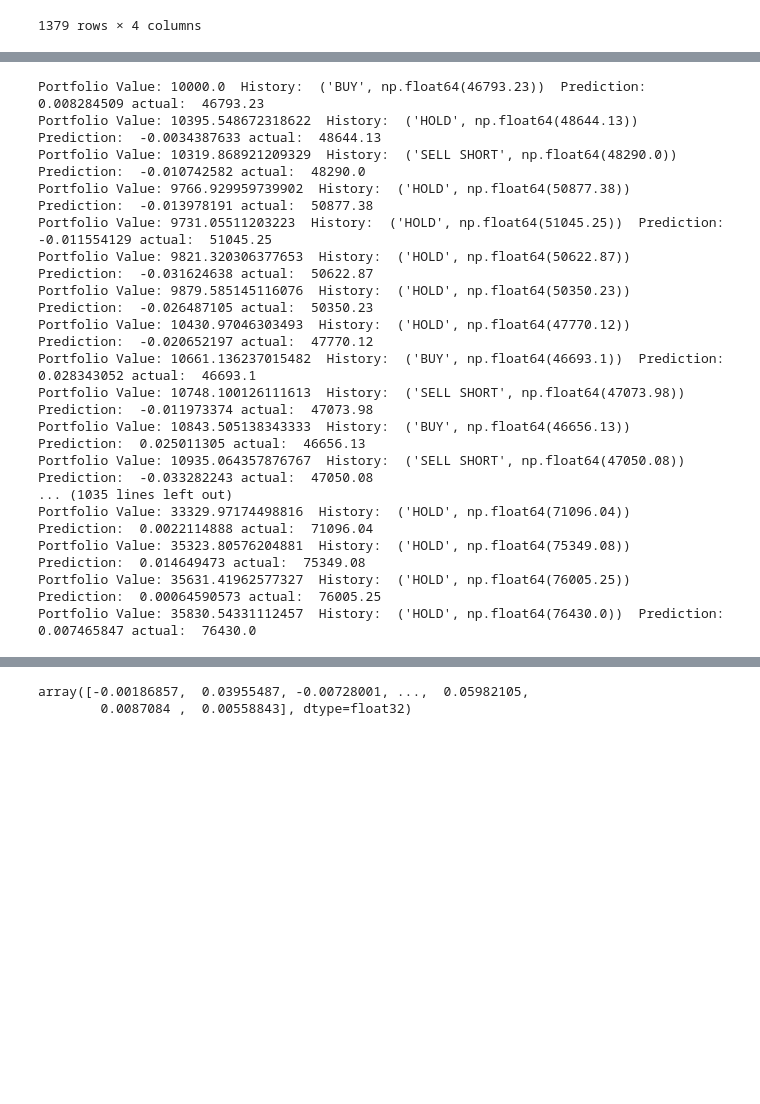
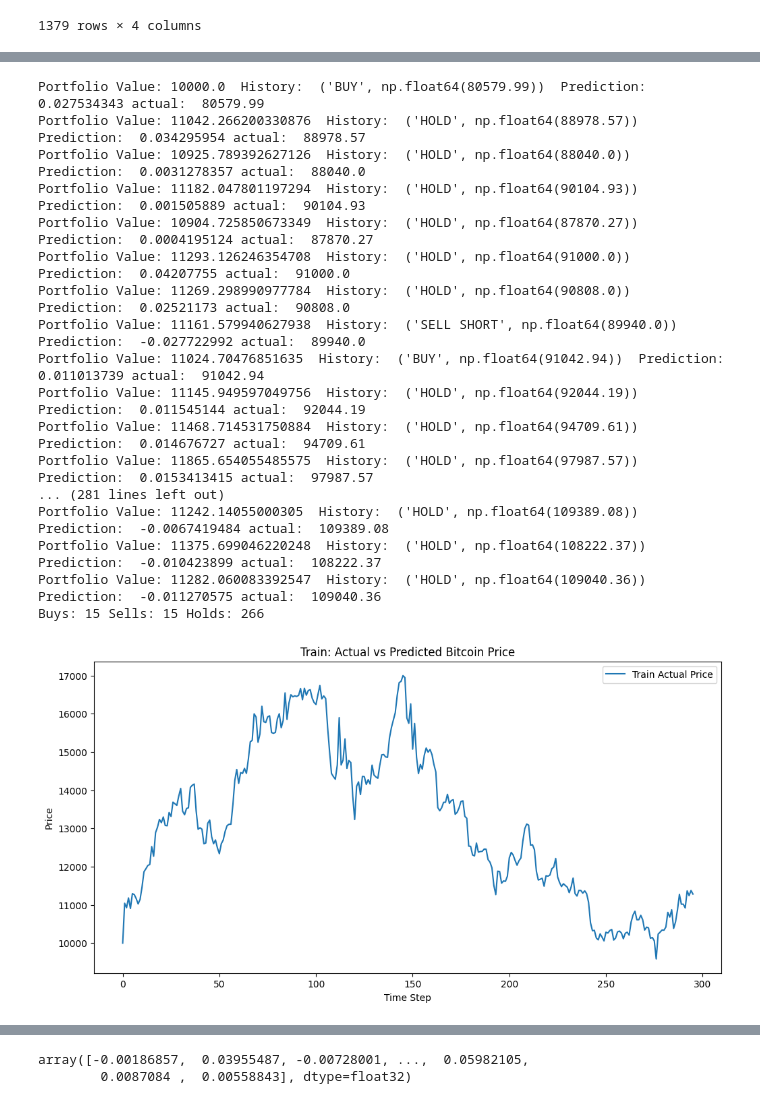
Before and after one commit to Sarthak-gupta-cpp/SentimentAnalysisCrypto, a Jupyter notebook: lst_price/lstm.ipynb, the cells around one changed output, grey strips where cells are left out. Saved outputs shown, nothing was run; the diff lists cells and outputs as text; code cells hidden in the pictures; blank space fills up the shorter version.

```diff
--- a/lst_price/lstm.ipynb
+++ b/lst_price/lstm.ipynb
@@ -62,6 +61,7 @@ features = []
 targets = []
 dates = []
 target2 = []
+split_date = np.datetime64('2024-11-10')
 
 for i in range(SEQ_LEN, len(merged_df)):
     past_sentiment = merged_df['compound'].values[i-SEQ_LEN:i]
@@ -77,6 +77,8 @@ for i in range(SEQ_LEN, len(merged_df)):
         targets.append(change_pct)
         target2.append(next_price)
         dates.append(merged_df['Date'].values[i + 1])
+
+target3 = [row.Close_Price for _, row in merged_df.iterrows() if row.Date > split_date]
 
 # Remove last feature if it doesn't have a corresponding target
 dates = np.array(dates)
@@ -98,6 +100,8 @@ y_train = targets[train_idx]
 y_test = targets[test_idx]
 
 actual_prices = np.array(target2)
+actual_prices2 = np.array(target3)
+
 y_test_prices = actual_prices[test_idx]
 # Normalize features and targets
 # scaler_X = StandardScaler()
@@ -219,11 +262,16 @@ plt.show()
 # %%
-class ThresholdTradingAlgo:
-    def __init__(self, threshold=100.0, initial_balance=10000):
-        self.threshold = threshold
+class ThresholdTradingAlgoOld:
+    def __init__(self, threshold_sell=0.005,threshold_buy=0.005, initial_balance=10000, trade_percent=1.0):
+        self.threshold = threshold_buy
+        self.threshold_sell = threshold_sell
         self.balance = initial_balance   # cash
         self.btc_holdings = 0.0          # how much BTC you own (positive = long, negative = short liability)
         self.position = 0                # +1 long, -1 short, 0 flat
         self.trade_history = []
+        self.portfolio_history = []
+        self.nbuys = 0
+        self.nsells = 0
+        self.nhold = 0
 
     def step(self, current_price, predicted_change):
         diff = predicted_change*current_price
@@ -244,9 +292,10 @@ class ThresholdTradingAlgo:
             self.balance = 0
             self.position = 1
             self.trade_history.append(("BUY", current_price))
+            self.nbuys += 1
 
         # --- SELL signal ---
-        elif predicted_change < -self.threshold and self.position >= 0:
+        elif predicted_change < -self.threshold_sell and self.position >= 0:
             # If long, close it first
             if self.position == 1:
                 self.balance += self.btc_holdings * current_price
@@ -259,9 +308,12 @@ class ThresholdTradingAlgo:
             self.balance += btc_to_short * current_price
             self.position = -1
             self.trade_history.append(("SELL SHORT", current_price))
+            self.nsells += 1
 
         else:
             self.trade_history.append(("HOLD", current_price))
+            self.nhold += 1
+
 
     def get_portfolio_value(self, current_price):
         # Cash + (long BTC value or negative liability for short BTC)
@@ -269,24 +389,37 @@ class ThresholdTradingAlgo:
 # %%
-algo = ThresholdTradingAlgo(threshold=0.005, initial_balance=10000)
+algo = ThresholdTradingAlgoOld(threshold_buy=0.005,threshold_sell=0.005, initial_balance=10000)
+algo.portfolio_history = []
+for today_price, pred_price in zip(full_test_prices, full_test_pred):
+    algo.step(today_price, pred_price)
+    pvalue = algo.get_portfolio_value(today_price)
+    print("Portfolio Value:", pvalue, " History: ", algo.trade_history[-1], " Prediction: ", pred_price, "actual: ", today_price)
+    algo.portfolio_history.append(pvalue)
 
-for today_price, pred_price in zip(actual_prices, np.roll(train_pred_norm, -1)):
-    algo.step(today_price, pred_price)
-    print("Portfolio Value:", algo.get_portfolio_value(today_price), " History: ", algo.trade_history[-1], " Prediction: ", pred_price, "actual: ", today_price)
+print("Buys:", algo.nbuys, "Sells:", algo.nsells, "Holds:", algo.nhold)
+#plotting graph
+plt.figure(figsize=(12,6))
+plt.plot(algo.portfolio_history, label='Train Actual Price')
+plt.title('Train: Actual vs Predicted Bitcoin Price')
+plt.xlabel('Time Step')
+plt.ylabel('Price')
+plt.legend()
+plt.show()
 # %% [output]
-Portfolio Value: 10000.0  History:  ('BUY', np.float64(46793.23))  Prediction:  0.008284509 actual:  46793.23
-Portfolio Value: 10395.548672318622  History:  ('HOLD', np.float64(48644.13))  Prediction:  -0.0034387633 actual:  48644.13
-Portfolio Value: 10319.868921209329  History:  ('SELL SHORT', np.float64(48290.0))  Prediction:  -0.010742582 actual:  48290.0
-Portfolio Value: 9766.929959739902  History:  ('HOLD', np.float64(50877.38))  Prediction:  -0.013978191 actual:  50877.38
-Portfolio Value: 9731.05511203223  History:  ('HOLD', np.float64(51045.25))  Prediction:  -0.011554129 actual:  51045.25
-Portfolio Value: 9821.320306377653  History:  ('HOLD', np.float64(50622.87))  Prediction:  -0.031624638 actual:  50622.87
-Portfolio Value: 9879.585145116076  History:  ('HOLD', np.float64(50350.23))  Prediction:  -0.026487105 actual:  50350.23
-Portfolio Value: 10430.97046303493  History:  ('HOLD', np.float64(47770.12))  Prediction:  -0.020652197 actual:  47770.12
-Portfolio Value: 10661.136237015482  History:  ('BUY', np.float64(46693.1))  Prediction:  0.028343052 actual:  46693.1
-Portfolio Value: 10748.100126111613  History:  ('SELL SHORT', np.float64(47073.98))  Prediction:  -0.011973374 actual:  47073.98
-Portfolio Value: 10843.505138343333  History:  ('BUY', np.float64(46656.13))  Prediction:  0.025011305 actual:  46656.13
-Portfolio Value: 10935.064357876767  History:  ('SELL SHORT', np.float64(47050.08))  Prediction:  -0.033282243 actual:  47050.08
-... (1035 lines left out)
-Portfolio Value: 33329.97174498816  History:  ('HOLD', np.float64(71096.04))  Prediction:  0.0022114888 actual:  71096.04
-Portfolio Value: 35323.80576204881  History:  ('HOLD', np.float64(75349.08))  Prediction:  0.014649473 actual:  75349.08
-Portfolio Value: 35631.41962577327  History:  ('HOLD', np.float64(76005.25))  Prediction:  0.00064590573 actual:  76005.25
-Portfolio Value: 35830.54331112457  History:  ('HOLD', np.float64(76430.0))  Prediction:  0.007465847 actual:  76430.0
+Portfolio Value: 10000.0  History:  ('BUY', np.float64(80579.99))  Prediction:  0.027534343 actual:  80579.99
+Portfolio Value: 11042.266200330876  History:  ('HOLD', np.float64(88978.57))  Prediction:  0.034295954 actual:  88978.57
+Portfolio Value: 10925.789392627126  History:  ('HOLD', np.float64(88040.0))  Prediction:  0.0031278357 actual:  88040.0
+Portfolio Value: 11182.047801197294  History:  ('HOLD', np.float64(90104.93))  Prediction:  0.001505889 actual:  90104.93
+Portfolio Value: 10904.725850673349  History:  ('HOLD', np.float64(87870.27))  Prediction:  0.0004195124 actual:  87870.27
+Portfolio Value: 11293.126246354708  History:  ('HOLD', np.float64(91000.0))  Prediction:  0.04207755 actual:  91000.0
+Portfolio Value: 11269.298990977784  History:  ('HOLD', np.float64(90808.0))  Prediction:  0.02521173 actual:  90808.0
+Portfolio Value: 11161.579940627938  History:  ('SELL SHORT', np.float64(89940.0))  Prediction:  -0.027722992 actual:  89940.0
+Portfolio Value: 11024.70476851635  History:  ('BUY', np.float64(91042.94))  Prediction:  0.011013739 actual:  91042.94
+Portfolio Value: 11145.949597049756  History:  ('HOLD', np.float64(92044.19))  Prediction:  0.011545144 actual:  92044.19
+Portfolio Value: 11468.714531750884  History:  ('HOLD', np.float64(94709.61))  Prediction:  0.014676727 actual:  94709.61
+Portfolio Value: 11865.654055485575  History:  ('HOLD', np.float64(97987.57))  Prediction:  0.0153413415 actual:  97987.57
+... (281 lines left out)
+Portfolio Value: 11242.14055000305  History:  ('HOLD', np.float64(109389.08))  Prediction:  -0.0067419484 actual:  109389.08
+Portfolio Value: 11375.699046220248  History:  ('HOLD', np.float64(108222.37))  Prediction:  -0.010423899 actual:  108222.37
+Portfolio Value: 11282.060083392547  History:  ('HOLD', np.float64(109040.36))  Prediction:  -0.011270575 actual:  109040.36
+Buys: 15 Sells: 15 Holds: 266
+[figure, added]
```
Also changed, not shown: parts of 13 cells of this notebook, 11 other files.
